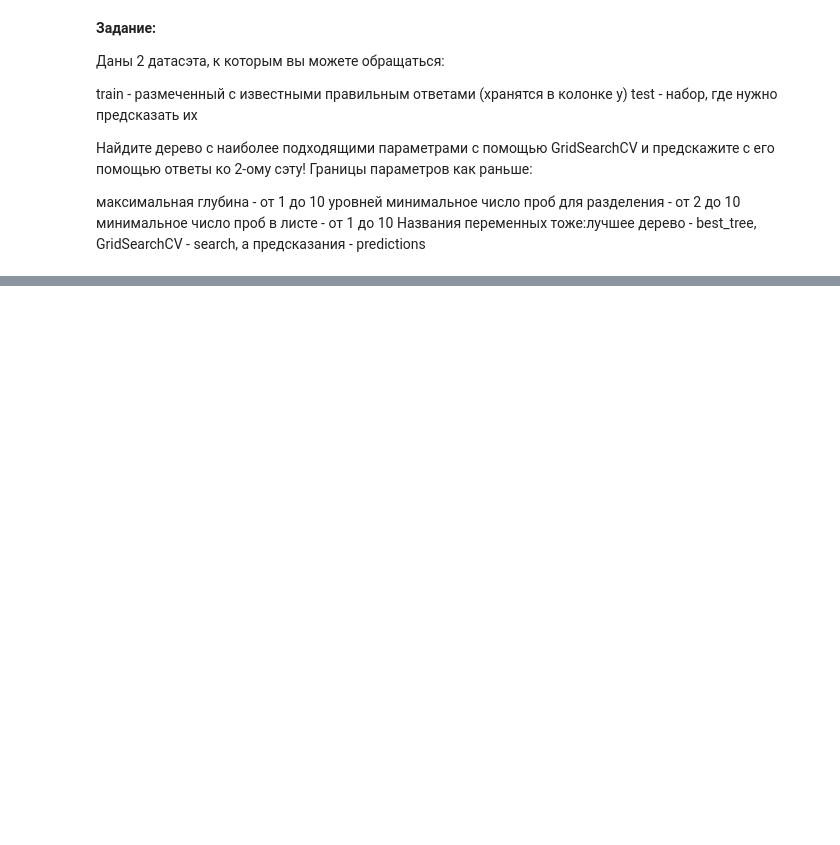
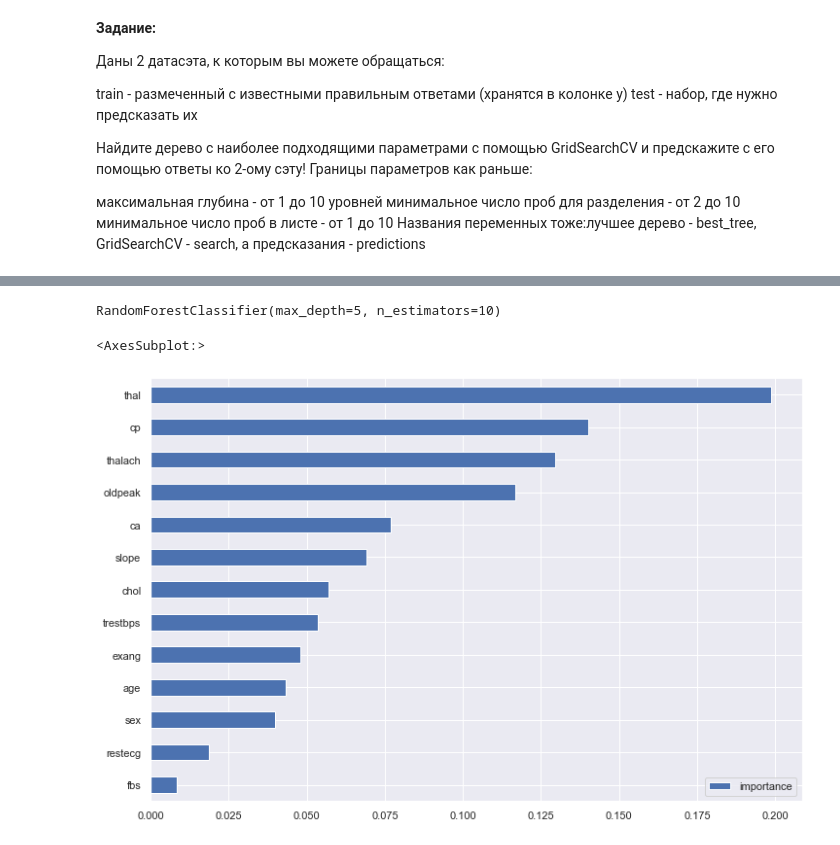
Before and after one commit to AndrewSalygin/ML_practice, a Jupyter notebook: ML.ipynb, the cells around one changed output, grey strips where cells are left out. Saved outputs shown, nothing was run; the diff lists cells and outputs as text; code cells hidden in the pictures; blank space fills up the shorter version.

Commit message:
Added Stepik ML contest and Random Forest

```diff
--- a/ML.ipynb
+++ b/ML.ipynb
@@ -2183,0 +2553,19 @@ best_tree.predict(test)
+# %%
+heart_diseases = pd.read_csv('data/heart-disease.csv')
+# %%
+X = heart_diseases.drop('target', axis=1)
+y = heart_diseases['target']
+# %%
+np.random.seed(0)
+
+rf = RandomForestClassifier(10, max_depth=5)
+# %%
+rf.fit(X, y)
+# %% [output]
+RandomForestClassifier(max_depth=5, n_estimators=10)
+# %%
+imp = pd.DataFrame(rf.feature_importances_, index=X.columns, columns=['importance'])
+imp.sort_values('importance').plot(kind='barh', figsize=(12, 8))
+# %% [output]
+<AxesSubplot:>
+[figure, added]
```
Also changed, not shown: parts of 36 cells of this notebook, 2 other files.
